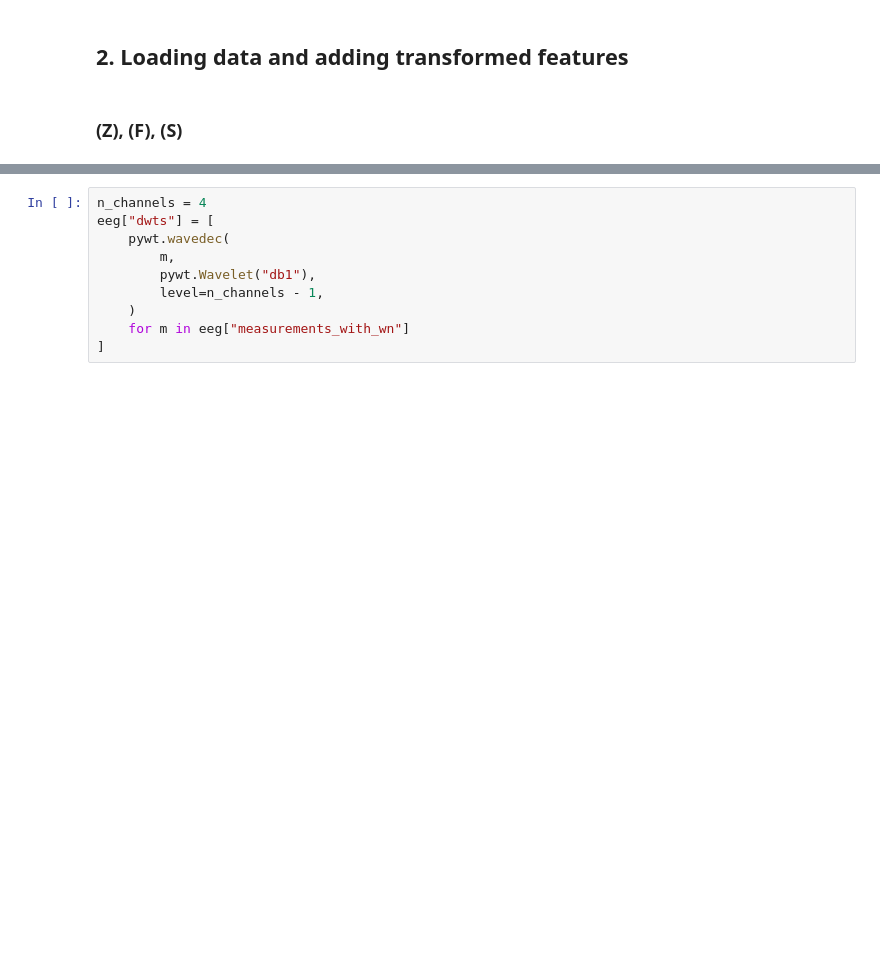
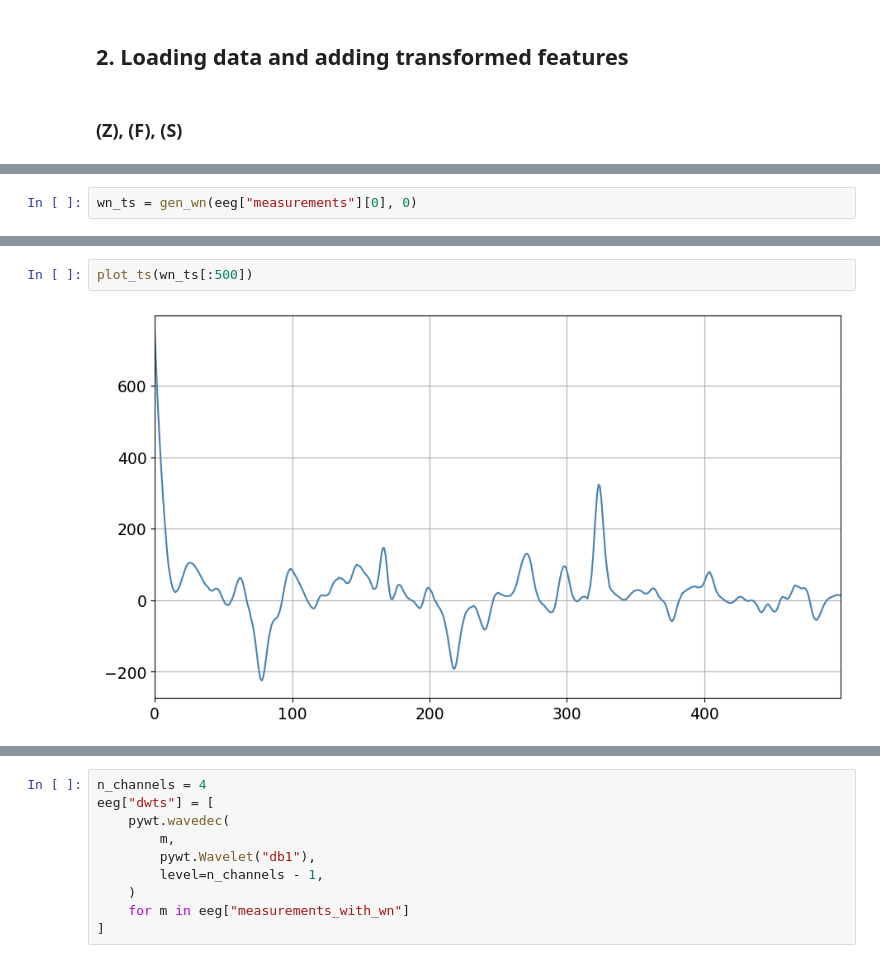
Before and after one commit to krzpiesiewicz/eeg_ihs_experiments, a Jupyter notebook: eeg_andrzejak_classification-ba_thesis-ZFS-with_white_noise.ipynb, the cells around one changed output, grey strips where cells are left out. Saved outputs shown, nothing was run; the diff lists cells and outputs as text; blank space fills up the shorter version.

```diff
--- a/eeg_andrzejak_classification-ba_thesis-ZFS-with_white_noise.ipynb
+++ b/eeg_andrzejak_classification-ba_thesis-ZFS-with_white_noise.ipynb
@@ -180,3 +233,5 @@ eeg["measurements_with_wn"] = [
 ]
 # %% [output]
 [interactive output not drawn]
+# %%
+wn_ts = gen_wn(eeg["measurements"][0], 0)
@@ -182,0 +240,4 @@ eeg["measurements_with_wn"] = [
+# %%
+plot_ts(wn_ts[:500])
+# %% [output]
+[figure, added]
```
Also changed, not shown: parts of 79 cells of this notebook, 3 other files.
